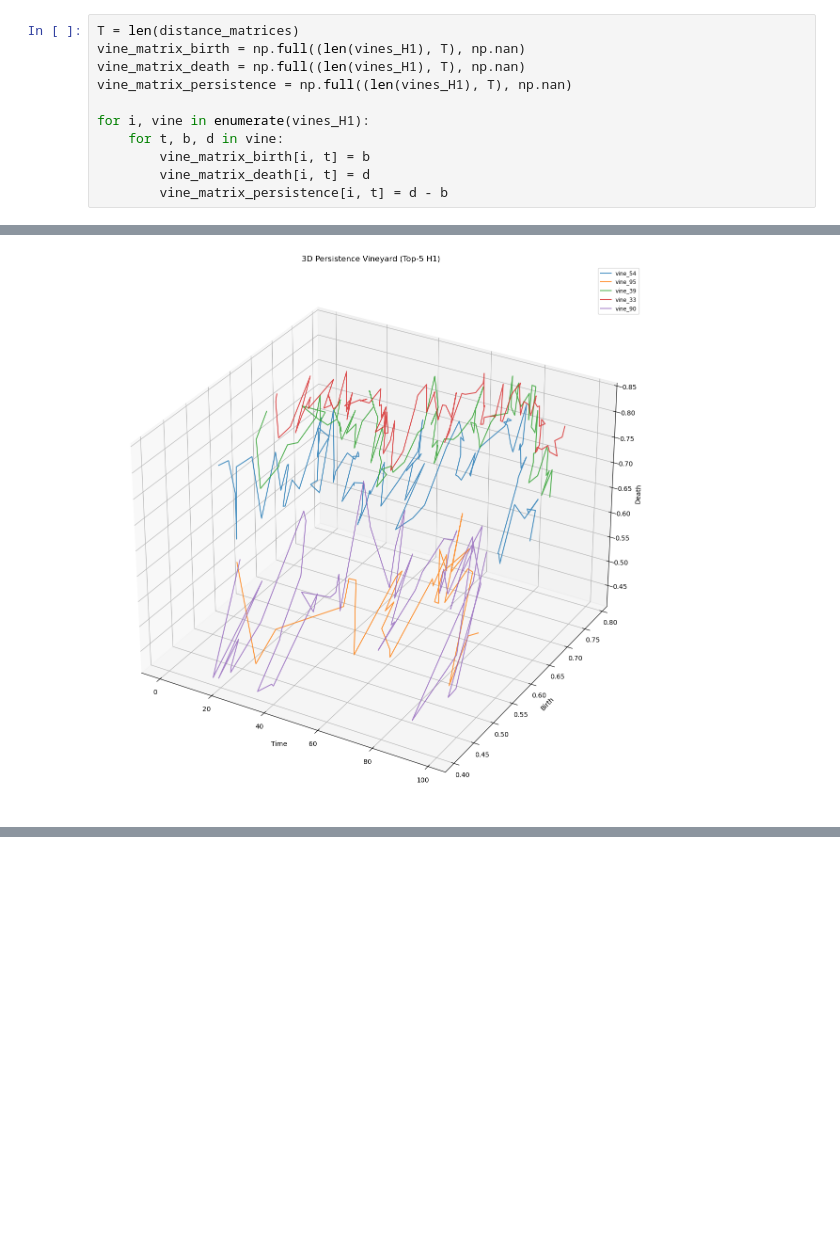
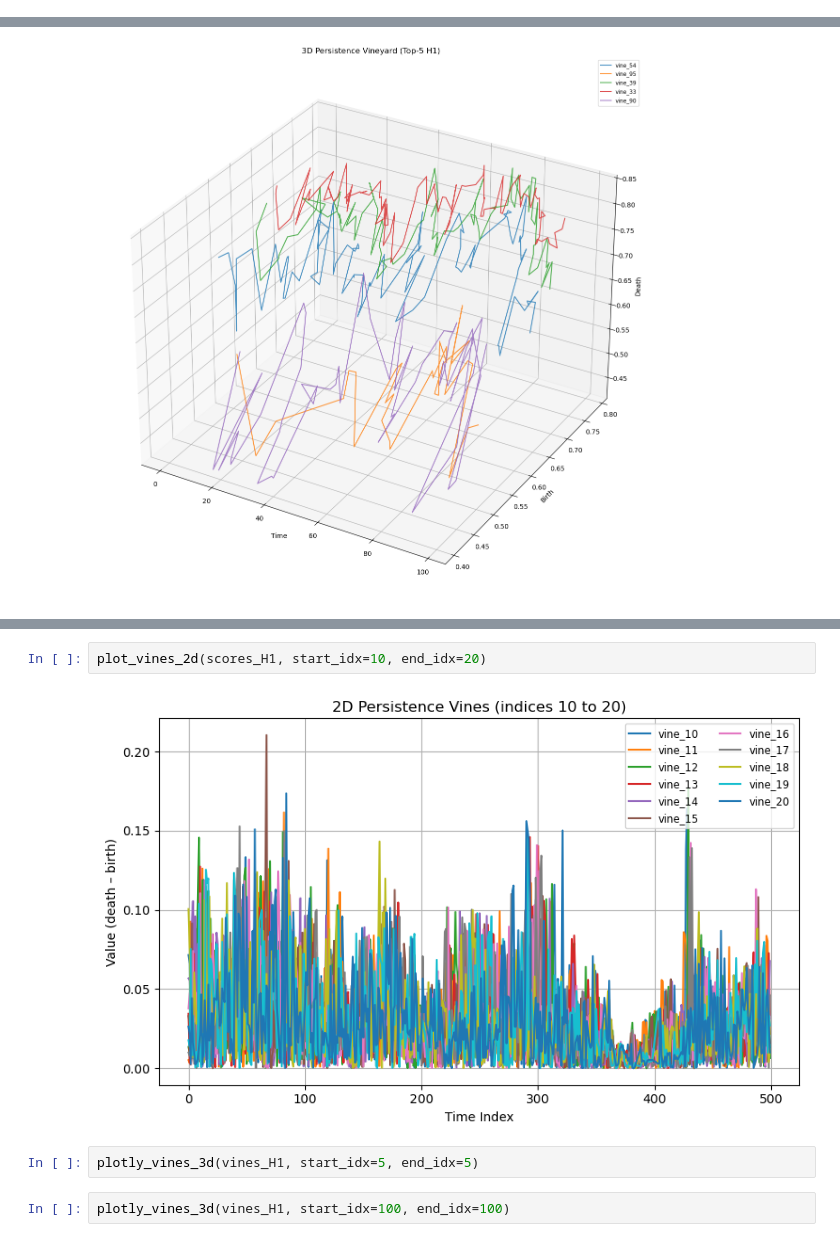
Before and after one commit to jhjeong-lab/BrainNetworkTDA, a Jupyter notebook: Analysis/Vineyard.ipynb, the cells around one changed output, grey strips where cells are left out. Cells and saved outputs as stored; diff of their text form; blank space fills up the shorter version.

```diff
--- a/Analysis/Vineyard.ipynb
+++ b/Analysis/Vineyard.ipynb
@@ -217,14 +255,3 @@ plot_vine_batch(vines_H1, homology_dim=1, start_idx=5, batch_size=5)
 [figure]
 [figure]
 [figure]
-# %%
-T = len(distance_matrices)
-vine_matrix_birth = np.full((len(vines_H1), T), np.nan)
-vine_matrix_death = np.full((len(vines_H1), T), np.nan)
-vine_matrix_persistence = np.full((len(vines_H1), T), np.nan)
-
-for i, vine in enumerate(vines_H1):
-    for t, b, d in vine:
-        vine_matrix_birth[i, t] = b
-        vine_matrix_death[i, t] = d
-        vine_matrix_persistence[i, t] = d - b
@@ -399,0 +500,8 @@ plot_3d_vineyard(vines_H1, top5_H1_ids, "3D Persistence Vineyard (Top-5 H1)")
+# %%
+plot_vines_2d(scores_H1, start_idx=10, end_idx=20)
+# %% [output]
+[figure, added]
+# %%
+plotly_vines_3d(vines_H1, start_idx=5, end_idx=5)
+# %%
+plotly_vines_3d(vines_H1, start_idx=100, end_idx=100)
```
Also changed, not shown: parts of 19 cells of this notebook, 4 other files.
